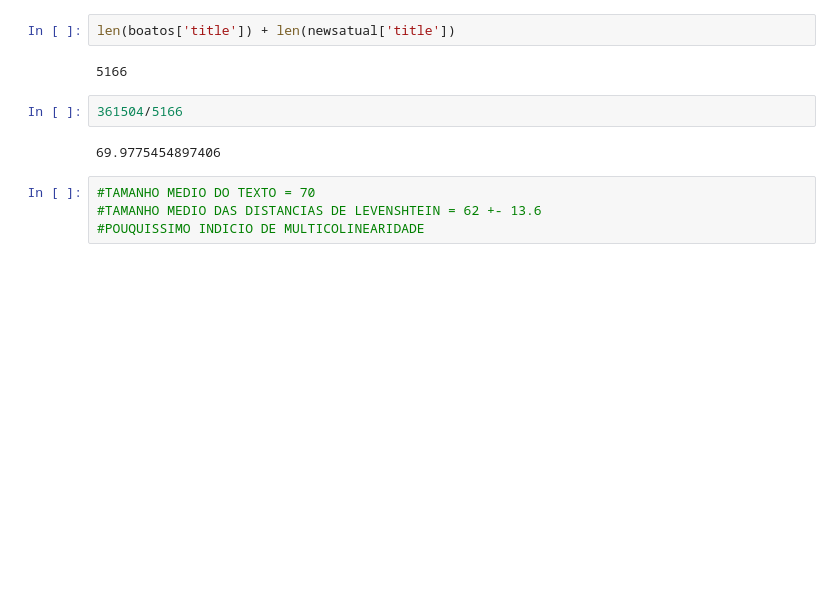
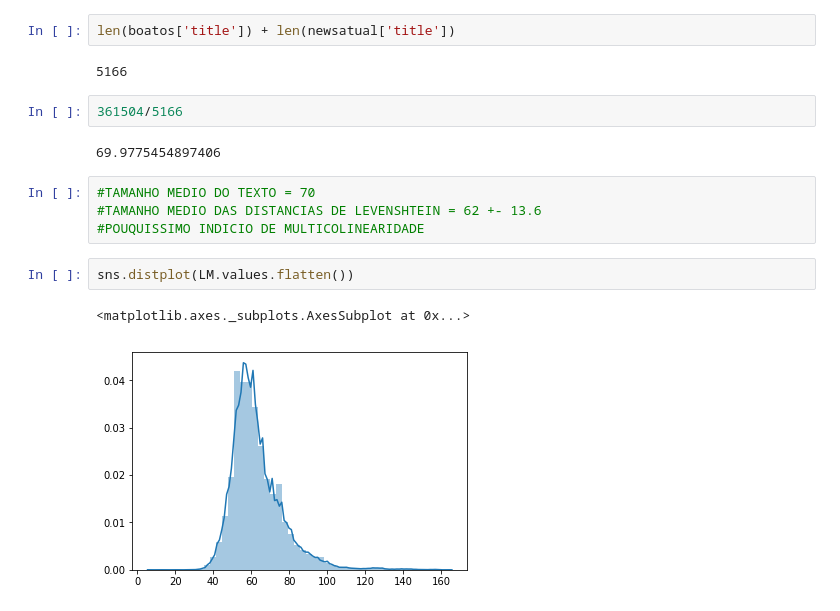
Before and after one commit to AkiraOkuno/Fake_News, a Jupyter notebook: Classification/NLP_TitleClassifier.ipynb, the cells around one changed output. Cells and saved outputs as stored; diff of their text form; blank space fills up the shorter version.

```diff
--- a/Classification/NLP_TitleClassifier.ipynb
+++ b/Classification/NLP_TitleClassifier.ipynb
@@ -894,3 +885,8 @@ len(boatos['title']) + len(newsatual['title'])
 #TAMANHO MEDIO DO TEXTO = 70
 #TAMANHO MEDIO DAS DISTANCIAS DE LEVENSHTEIN = 62 +- 13.6
 #POUQUISSIMO INDICIO DE MULTICOLINEARIDADE
+# %%
+sns.distplot(LM.values.flatten())
+# %% [output]
+<matplotlib.axes._subplots.AxesSubplot at 0x...>
+[figure, added]
```
Also changed, not shown: parts of 4 cells of this notebook.
